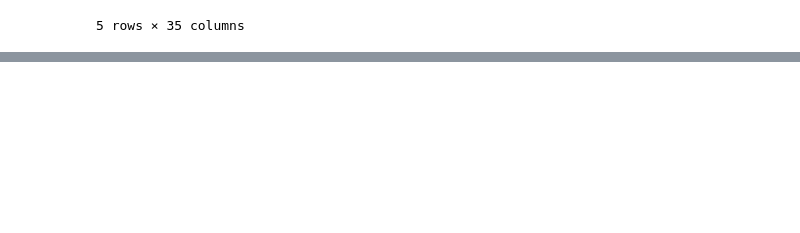
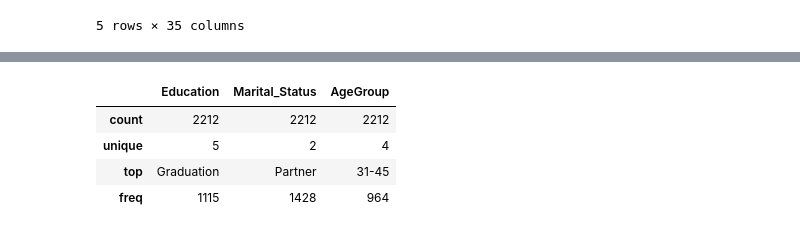
Before and after one commit to BraulioHermanson/IFOOD_2020, a Jupyter notebook: notebook/01_EDA.ipynb, the cells around one changed output, grey strips where cells are left out. Saved outputs shown, nothing was run; the diff lists cells and outputs as text; code cells hidden in the pictures; blank space fills up the shorter version.

```diff
--- a/notebook/01_EDA.ipynb
+++ b/notebook/01_EDA.ipynb
@@ -443,0 +468,8 @@ df.head()
+# %%
+df.describe(exclude="number")
+# %% [output]
+|  | Education | Marital_Status | AgeGroup |
+| count | 2212 | 2212 | 2212 |
+| unique | 5 | 2 | 4 |
+| top | Graduation | Partner | 31-45 |
+| freq | 1115 | 1428 | 964 |
```
Also changed, not shown: parts of 4 cells of this notebook.
